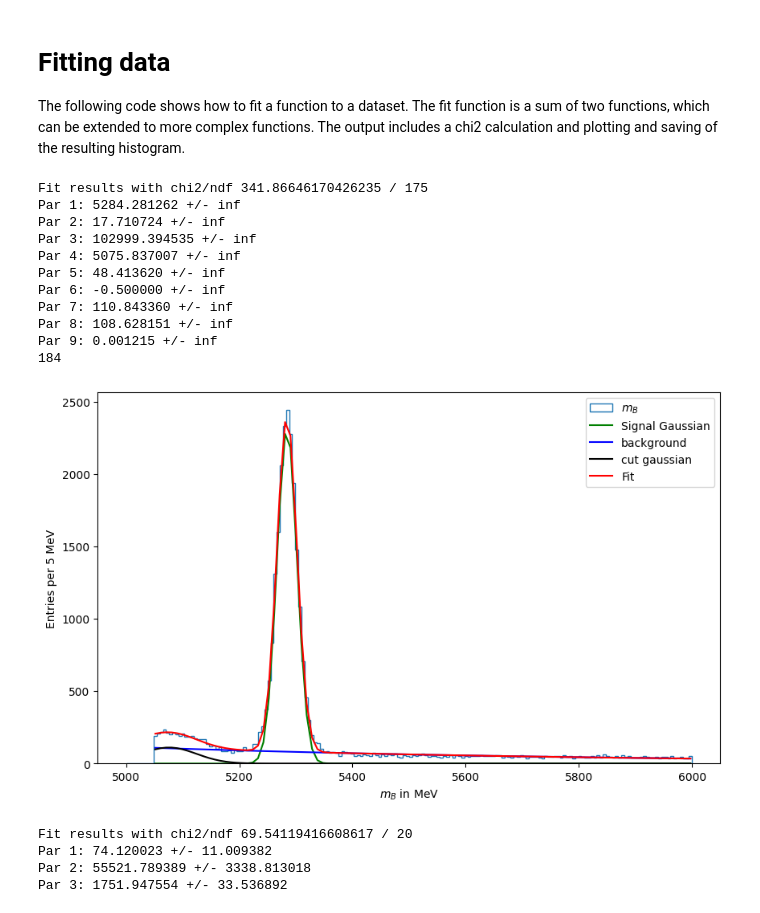
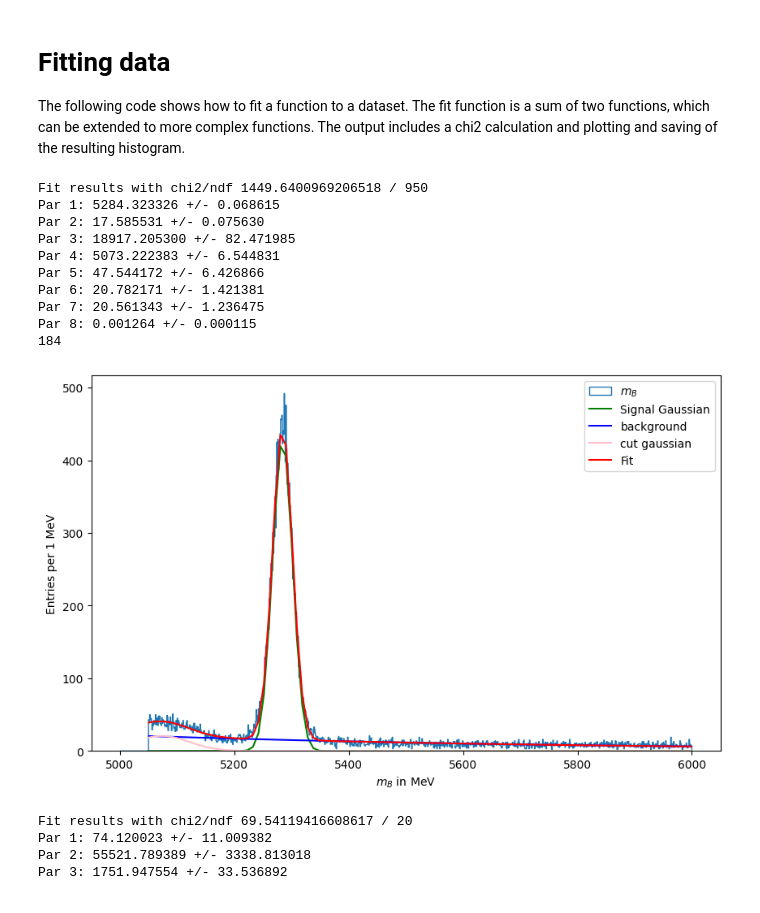
Before and after one commit to damianfrench/MatterAntimatterLab, a Jupyter notebook: Analysis_example.ipynb, the cells around one changed output. Saved outputs shown, nothing was run; the diff lists cells and outputs as text; code cells hidden in the pictures.

```diff
--- a/Analysis_example.ipynb
+++ b/Analysis_example.ipynb
@@ -706,17 +706,17 @@ def crystal_ball(x, mean, sigma, N,alpha, n=3):
 
     return N * y
 
-def gaussian_func(x,mean,sigma,cut,N):
+def gaussian_func(x,mean,sigma,N,cut=-0.5):
     t = (x - mean) / sigma
     y = np.where(t > cut,
                  N*np.exp(-0.5 * t**2),
                  0)
     return y
 
-def fit(x,mean1,std1,N_s1,mean2,std2,cut,N2,N3,k):
+def fit(x,mean1,std1,N_s1,mean2,std2,N2,N3,k):
     gaussian=N_s1*(1/(std1*np.sqrt(2*np.pi)))*np.exp(-(((x-mean1)/std1)**2)/2)
     exponential=N3*np.exp(-k*(x-5050))
-    return gaussian+exponential+gaussian_func(x,mean2,std2,cut,N2)
+    return gaussian+exponential+gaussian_func(x,mean2,std2,N2)
 
 
 def fit_data(bins, values, minX, maxX, p0):
@@ -735,7 +735,7 @@ def fit_data(bins, values, minX, maxX, p0):
     coeff_fit,cov_fit = curve_fit(fit,bin_centres_red,values_red,p0) # fit
 
     # evaluate chi2
-    fit_vals = [fit(x,coeff_fit[0],coeff_fit[1],coeff_fit[2],coeff_fit[3],coeff_fit[4],coeff_fit[5],coeff_fit[6],coeff_fit[7],coeff_fit[8]) for x in bin_centres_red]
+    fit_vals = [fit(x,coeff_fit[0],coeff_fit[1],coeff_fit[2],coeff_fit[3],coeff_fit[4],coeff_fit[5],coeff_fit[6],coeff_fit[7]) for x in bin_centres_red]
     chi2parts = np.array( ( np.divide( np.array(values_red) - np.array(fit_vals), np.sqrt( values_red ),
                                       out = np.array(values_red), where = np.array(values_red) != 0 ) )**2 )
     chi2 = np.sum( chi2parts )
@@ -763,51 +763,50 @@ def plot_results(a,bin_centres,bin_centres_red,values,coeff_fit,fname):
     # misID_fit = crystal_ball(x_fit, coeff_fit[3], coeff_fit[4], coeff_fit[5],coeff_fit[6])
 
     ax.plot(x_fit, signal_fit, color='g', label='Signal Gaussian')
-    ax.plot(x_fit,coeff_fit[7]*np.exp(-coeff_fit[8]*(x_fit-5050)),color='b',label='background')
-    ax.plot(x_fit,gaussian_func(x_fit,coeff_fit[3],coeff_fit[4],coeff_fit[5],coeff_fit[6]),color='k',label='cut gaussian')
-    y_fit = fit(x_fit,coeff_fit[0],coeff_fit[1],coeff_fit[2],coeff_fit[3],coeff_fit[4],coeff_fit[5],coeff_fit[6],coeff_fit[7],coeff_fit[8])
+    ax.plot(x_fit,coeff_fit[6]*np.exp(-coeff_fit[7]*(x_fit-5050)),color='b',label='background')
+    ax.plot(x_fit,gaussian_func(x_fit,coeff_fit[3],coeff_fit[4],coeff_fit[5]),color='pink',label='cut gaussian')
+    y_fit = fit(x_fit,coeff_fit[0],coeff_fit[1],coeff_fit[2],coeff_fit[3],coeff_fit[4],coeff_fit[5],coeff_fit[6],coeff_fit[7])
     a.plot(x_fit,y_fit,label='Fit',color='r',zorder=10) # zorder makes sure the fit line is on top
 
     # plot decoration
     a.legend()
     a.set_xlabel('$m_{B}$ in MeV')
     bin_width=bins_m_B[1]-bins_m_B[0]
     a.set_ylabel(f'Entries per {int(bin_width)} MeV')
     plt.savefig(fname)
 
 fig, ax = plt.subplots(nrows=1, ncols=1, figsize=(10, 6))
-values_m_B,bins_m_B,patches_m_B = ax.hist(m_B_all, bins = int(np.sqrt(len(m_B_all))), range = [5000, 6000],histtype='step',label='$m_{B}$')
+values_m_B,bins_m_B,patches_m_B = ax.hist(m_B_all, bins = 1000, range = [5000, 6000],histtype='step',label='$m_{B}$')
 
-coeff_m_B,cov_m_B, bin_centres_m_B, bin_centres_red_m_B, chi2_m_B, ndf_m_B = fit_data( bins_m_B, values_m_B, 5050, 6000, [5279.41,17,10000,5075,50,-0.5,1000,200,0.006] )
+coeff_m_B,cov_m_B, bin_centres_m_B, bin_centres_red_m_B, chi2_m_B, ndf_m_B = fit_data( bins_m_B, values_m_B, 5050, 6000, [5279.41,17,10000,5075,50,1000,200,0.006] )
 #mean1,std1,N_s1,mean2,std2,cut,N2,N3,k
 print_results(coeff_m_B,cov_m_B, chi2_m_B, ndf_m_B)
 
 # plot results
 print(int(np.sqrt(len(m_B_all))))
 plot_results(ax,bin_centres_m_B,bin_centres_red_m_B,values_m_B,coeff_m_B,'fit_pT.pdf')
 
 # param,cov=curve_fit(fit,)
 # fig, ax = plt.subplots(nrows=1, ncols=1, figsize=(12, 8))
 # fig.subplots_adjust(wspace=0.3)
 # values_m_B,bins_m_B,patches_m_B = ax.hist(m_B_all, bins = 200, range = [5000, 6000],histtype='step',label='$m_{B}$')
 # ax.set_xlabel('Invariant Mass in MeV')
 # ax.set_ylabel('Entries per 200 MeV')
 # ax.legend()
 
 #,5050,100,5000
 # %% [output]
-Fit results with chi2/ndf 341.86646170426235 / 175
-Par 1: 5284.281262 +/- inf
-Par 2: 17.710724 +/- inf
-Par 3: 102999.394535 +/- inf
-Par 4: 5075.837007 +/- inf
-Par 5: 48.413620 +/- inf
-Par 6: -0.500000 +/- inf
-Par 7: 110.843360 +/- inf
-Par 8: 108.628151 +/- inf
-Par 9: 0.001215 +/- inf
+Fit results with chi2/ndf 1449.6400969206518 / 950
+Par 1: 5284.323326 +/- 0.068615
+Par 2: 17.585531 +/- 0.075630
+Par 3: 18917.205300 +/- 82.471985
+Par 4: 5073.222383 +/- 6.544831
+Par 5: 47.544172 +/- 6.426866
+Par 6: 20.782171 +/- 1.421381
+Par 7: 20.561343 +/- 1.236475
+Par 8: 0.001264 +/- 0.000115
 184
-[figure, old version]
+[figure, new version]
 # %%
 # decaying exponential function
 def exponential(x, norm, decay):
```
